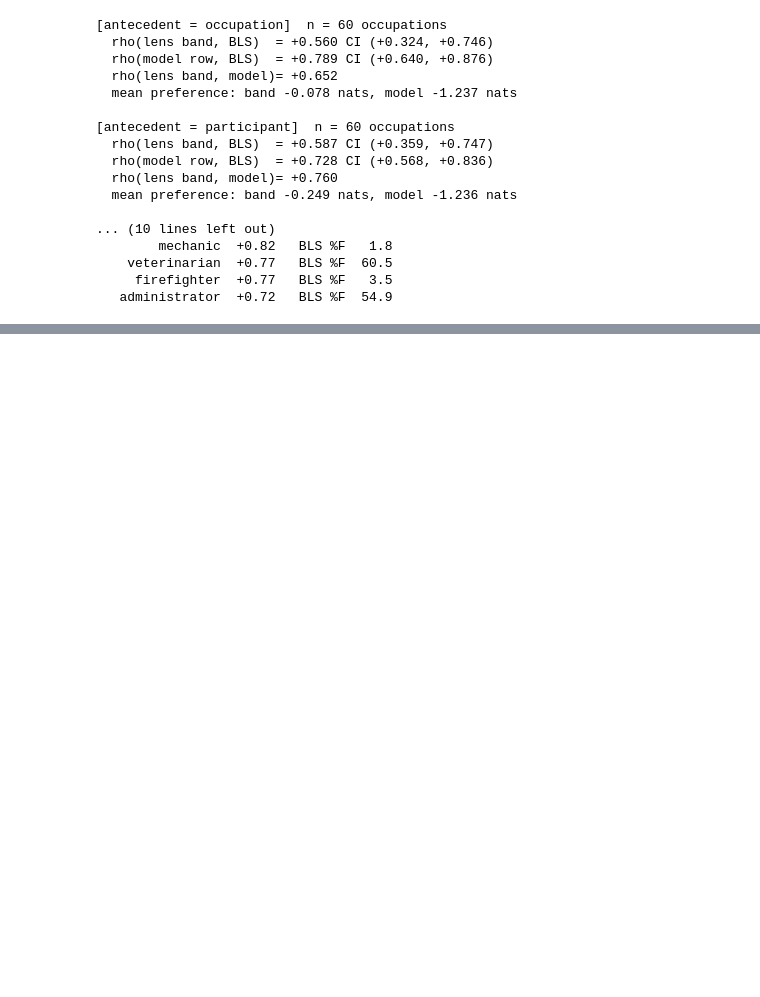
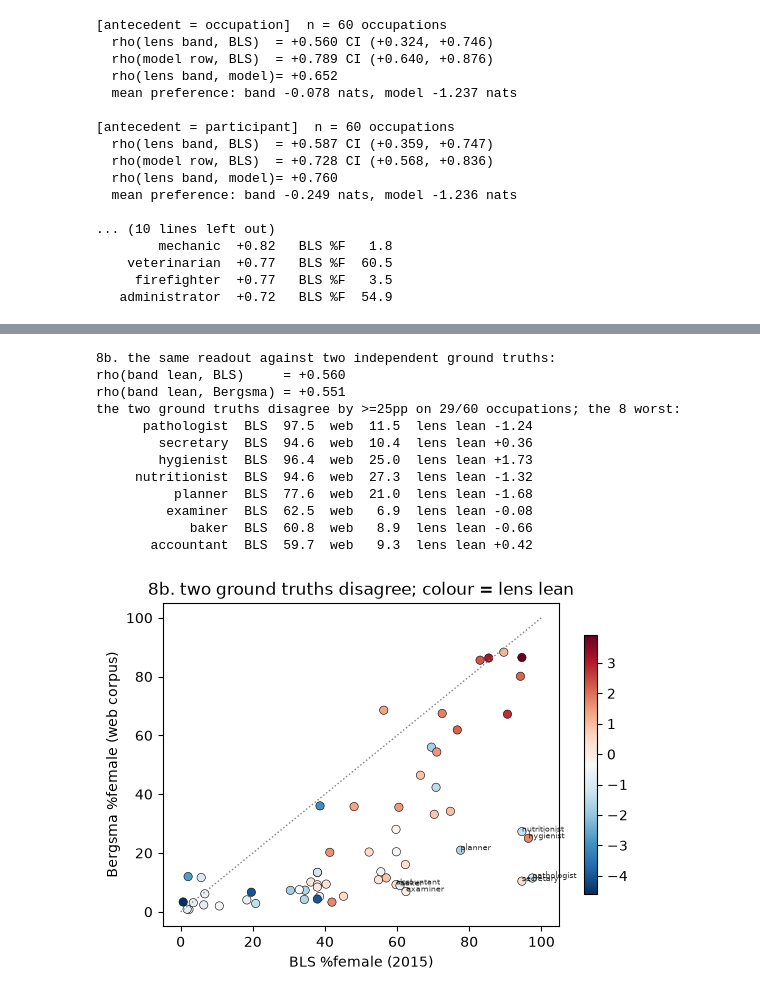
Before and after one commit to AstralKS/j-lens-bias, a Jupyter notebook: Week 3/submissions/cataluna84_week_3_detection.ipynb, the cells around one changed output, grey strips where cells are left out. Cells and saved outputs as stored; diff of their text form; code cells hidden in the pictures; blank space fills up the shorter version.

```diff
--- a/Week 3/submissions/cataluna84_week_3_detection.ipynb
+++ b/Week 3/submissions/cataluna84_week_3_detection.ipynb
@@ -700,0 +795,48 @@ for name, d, b in resid[-6:][::-1]:
+# %%
+occs = sorted({r["occupation"] for r in occ_recs})
+occ_band = {o: float(np.mean([pref(r, l) for r in occ_recs
+                              if r["occupation"] == o for l in BAND]))
+            for o in occs}
+rho_bls = spearman([occ_band[o] for o in occs], [bls[o]["bls"] for o in occs])
+rho_berg = spearman([occ_band[o] for o in occs],
+                    [bls[o]["bergsma"] for o in occs])
+print("8b. the same readout against two independent ground truths:")
+print(f"rho(band lean, BLS)     = {rho_bls:+.3f}")
+print(f"rho(band lean, Bergsma) = {rho_berg:+.3f}")
+disc = sorted((o for o in occs
+               if abs(bls[o]["bls"] - bls[o]["bergsma"]) >= 25),
+              key=lambda o: abs(bls[o]["bls"] - bls[o]["bergsma"]),
+              reverse=True)
+print(f"the two ground truths disagree by >=25pp on {len(disc)}/{len(occs)} "
+      f"occupations; the 8 worst:")
+for o in disc[:8]:
+    print(f"  {o:>15}  BLS {bls[o]['bls']:5.1f}  web {bls[o]['bergsma']:5.1f}"
+          f"  lens lean {occ_band[o]:+.2f}")
+
+fig, ax = plt.subplots(figsize=(6.4, 4.2))
+sc = ax.scatter([bls[o]["bls"] for o in occs],
+                [bls[o]["bergsma"] for o in occs],
+                c=[occ_band[o] for o in occs], cmap="RdBu_r",
+                edgecolor="k", linewidth=0.4)
+for o in disc[:8]:
+    ax.annotate(o, (bls[o]["bls"], bls[o]["bergsma"]), fontsize=6, alpha=0.8)
+ax.plot([0, 100], [0, 100], ":", color="gray", lw=1)
+ax.set_xlabel("BLS %female (2015)")
+ax.set_ylabel("Bergsma %female (web corpus)")
+ax.set_title("8b. two ground truths disagree; colour = lens lean")
+fig.colorbar(sc, ax=ax, shrink=0.8)
+plt.show()
+# %% [output]
+8b. the same readout against two independent ground truths:
+rho(band lean, BLS)     = +0.560
+rho(band lean, Bergsma) = +0.551
+the two ground truths disagree by >=25pp on 29/60 occupations; the 8 worst:
+      pathologist  BLS  97.5  web  11.5  lens lean -1.24
+        secretary  BLS  94.6  web  10.4  lens lean +0.36
+        hygienist  BLS  96.4  web  25.0  lens lean +1.73
+     nutritionist  BLS  94.6  web  27.3  lens lean -1.32
+          planner  BLS  77.6  web  21.0  lens lean -1.68
+         examiner  BLS  62.5  web   6.9  lens lean -0.08
+            baker  BLS  60.8  web   8.9  lens lean -0.66
+       accountant  BLS  59.7  web   9.3  lens lean +0.42
+[figure, added]
```
Also changed, not shown: parts of 9 cells of this notebook, 2 other files.
